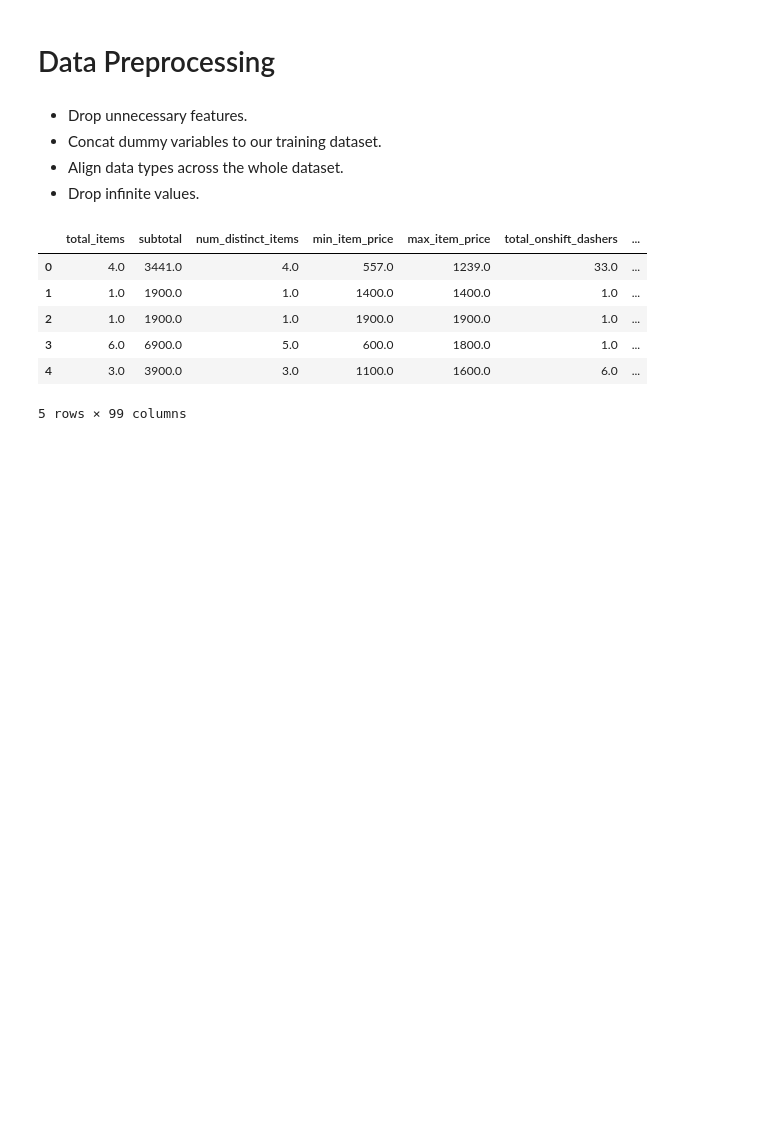
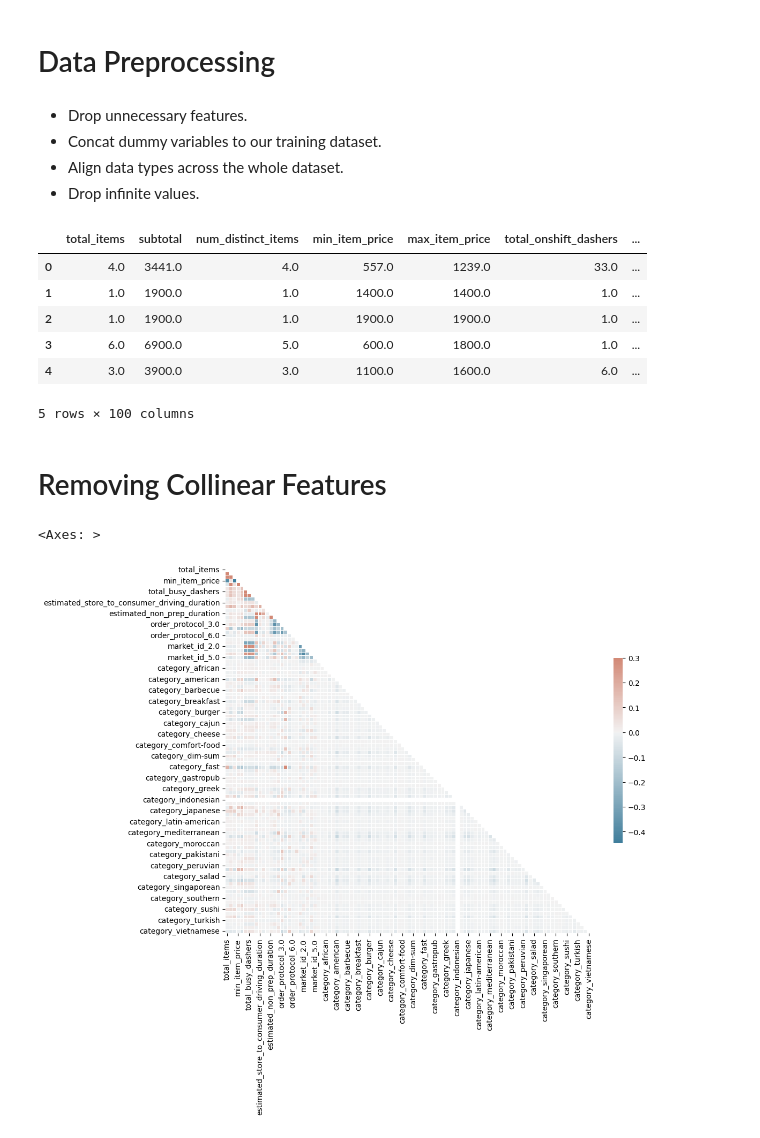
Before and after one commit to muammerkaan/Door_Dash_Interview_Regression_Project, a Jupyter notebook: doordashproject.ipynb, the cells around one changed output. Saved outputs shown, nothing was run; the diff lists cells and outputs as text; code cells hidden in the pictures; blank space fills up the shorter version.

Commit message:
collinearity

```diff
--- a/doordashproject.ipynb
+++ b/doordashproject.ipynb
@@ -72,7 +72,7 @@ df['total_duration'] = df['total_duration'].apply(lambda x: x.total_seconds())
 df['ratio_busy_dashers'] = df['total_busy_dashers']/df['total_onshift_dashers']
 # %%
 # Create a variable for the total estimated time an order is not being prepared.
-df['estimated_non_preperation_duration'] = df['estimated_store_to_consumer_driving_duration'] + df['estimated_order_place_duration']
+df['estimated_non_prep_duration'] = df['estimated_store_to_consumer_driving_duration'] + df['estimated_order_place_duration']
 # %% [markdown]
 store_primary_category has a lot of missing values and we will fill them using the most common value for each store, with store_id being the reference variable.
 # %%
@@ -133,9 +133,9 @@ df.head()
 * Align data types across the whole dataset.
 * Drop infinite values.
 # %%
-# Drop unnecessary features and dependant variable from the training dataset.
+# Drop unnecessary features from the training dataset.
 train_df = df.drop(columns = ['created_at', 'market_id', 'store_id', 'order_protocol', 'store_primary_category',
-                              'actual_delivery_time', 'nan_free_store_primary_category', 'total_duration'])
+                              'actual_delivery_time', 'nan_free_store_primary_category'])
 # %%
 # Concat dummy variables to our training dataset.
 train_df = pd.concat([train_df, order_protocol_dummies, market_id_dummies, store_primary_category_dummies], axis=1)
@@ -155,4 +155,20 @@ train_df.head()
 | 2 | 1.0 | 1900.0 | 1.0 | 1900.0 | 1900.0 | 1.0 | ... |
 | 3 | 6.0 | 6900.0 | 5.0 | 600.0 | 1800.0 | 1.0 | ... |
 | 4 | 3.0 | 3900.0 | 3.0 | 1100.0 | 1600.0 | 6.0 | ... |
-5 rows × 99 columns
+5 rows × 100 columns
+# %% [markdown]
+# Removing Collinear Features
+# %%
+# Create a mask for our correlation matrix.
+corr = train_df.corr()
+mask = np.triu(np.ones_like(corr, dtype=bool))
+# %%
+# Set up matplotlib figure.
+f, ax = plt.subplots(figsize=(11, 9))
+# Generate a custom diverging colourmap.
+cmap = sns.diverging_palette(230, 20, as_cmap=True)
+# Draw the heatmap with the mask and correct the aspect ratio.
+sns.heatmap(corr, mask=mask, cmap=cmap, vmax=.3, center=0, square=True, linewidth=.5, cbar_kws={'shrink': .5})
+# %% [output]
+<Axes: >
+[figure, added]
```
Also changed, not shown: parts of 14 cells of this notebook.
